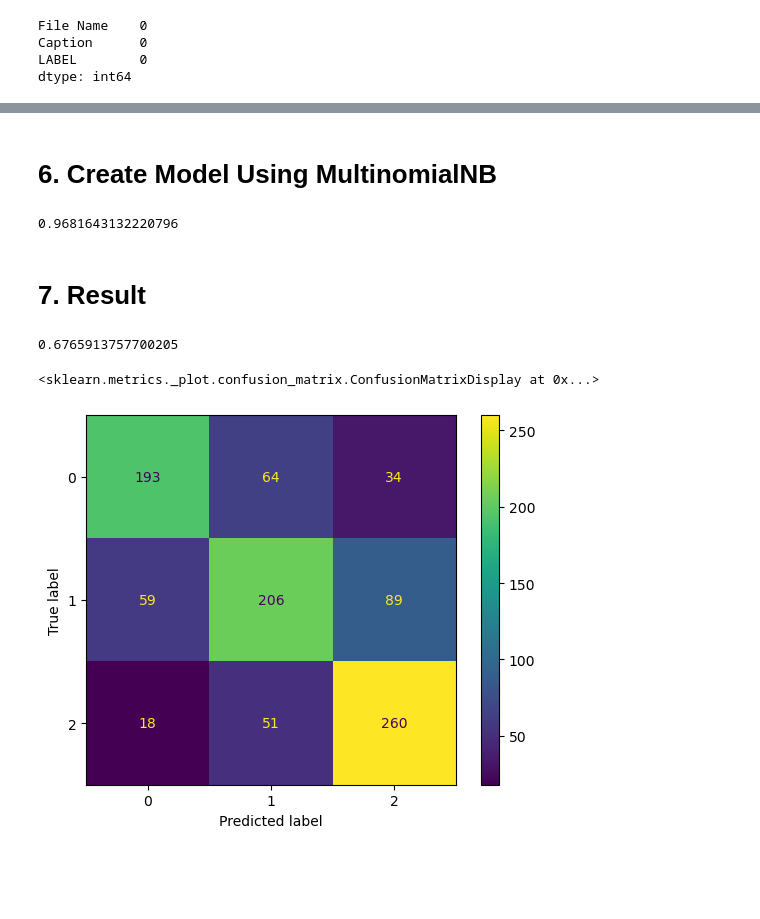
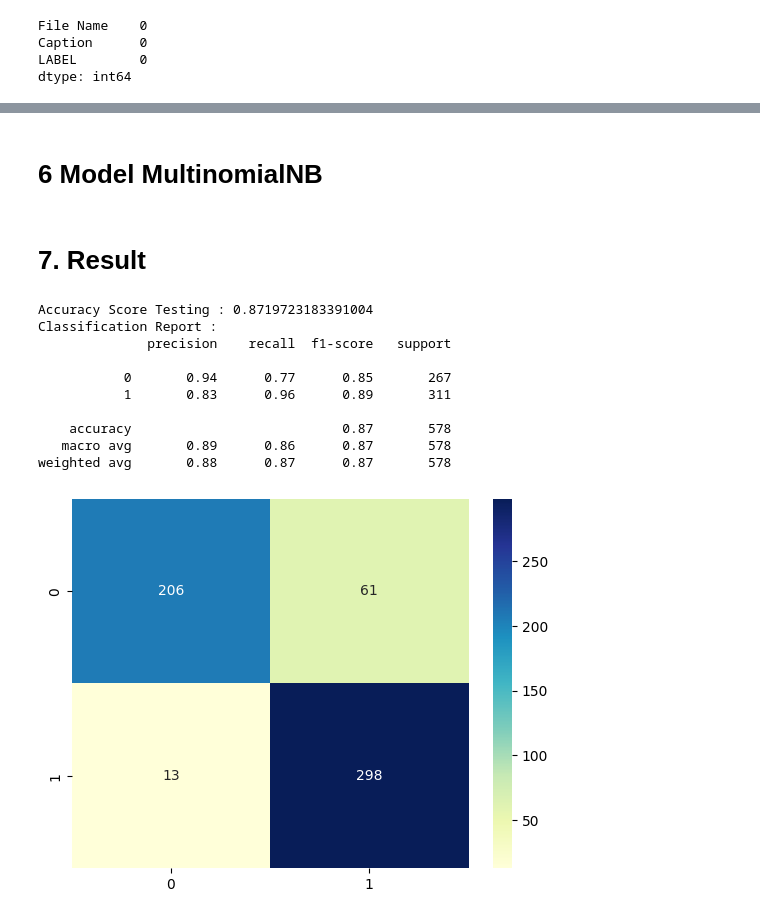
Before and after one commit to PFE2024/satt_ai, a Jupyter notebook: posts_confirm/sentiment-analysis.ipynb, the cells around one changed output, grey strips where cells are left out. Cells and saved outputs as stored; diff of their text form; code cells hidden in the pictures; blank space fills up the shorter version.

Commit message:
train and test sentiment model with MultinomialNB

```diff
--- a/posts_confirm/sentiment-analysis.ipynb
+++ b/posts_confirm/sentiment-analysis.ipynb
@@ -107,0 +190,19 @@ print(data.iloc[1002, 1])
+# %%
+import gensim.downloader as api
+from gensim.models import KeyedVectors
+
+# Download the pre-trained GloVe vectors for Twitter
+glove_model = api.load("glove-twitter-100")
+
+# Convert the GloVe vectors to Word2Vec format
+w2v_model = KeyedVectors(vector_size=glove_model.vector_size)
+w2v_model.index_to_key = glove_model.index_to_key
+w2v_model.vectors = glove_model.vectors
+#w2v_model.index_to_key = glove_model.index_to_key
+
+# Test the trained model
+if 'king' in w2v_model:
+    vector = w2v_model['king'] # Retrieve the word vector for "king"
+    similar_words = w2v_model.most_similar('king') # Retrieve the most similar words
+else:
+    print(vector)
@@ -110,32 +229,39 @@ print(data.iloc[1002, 1])
 # %%
-X = data['cleanedTweet']
+X = data['tweet_clean']
 y = data['LABEL']
-
-X_train, X_test, y_train, y_test = train_test_split(X,y,test_size = 0.2,shuffle=True,stratify=y)
+X_train, X_test, y_train, y_test = train_test_split(vector,y,test_size = 0.2)
 # %% [markdown]
-# **6. Create Model Using MultinomialNB**
+# 6 Model MultinomialNB
-# %%
-vectorizer = CountVectorizer()
-X_train = vectorizer.fit_transform(X_train)
-X_test = vectorizer.transform(X_test)
 # %%
 model = MultinomialNB()
 model.fit(X_train,y_train)
 model.score(X_train,y_train)
+y_pred = model.predict(X_test)
-# %% [output]
-0.9681643132220796
 # %% [markdown]
-# **7. Result**
+# 7. Result
 # %%
-y_pred = model.predict(X_test)
-accuracy = accuracy_score(y_test,y_pred)
-print(accuracy)
+from sklearn import metrics
+from sklearn.metrics import classification_report,accuracy_score
+import seaborn as sns
+import matplotlib.pyplot as plt
+from sklearn.metrics import classification_report
+#print("Accuracy Score Testing :")
+print("Accuracy Score Testing :" ,accuracy_score(y_test, y_pred))
+print("Classification Report : ")
+print(classification_report(y_test,y_pred))
+cm = metrics.confusion_matrix(y_test, y_pred)
+cm_matrixNB = pd.DataFrame(data=cm, )
+sns.heatmap(cm_matrixNB, annot=True, fmt='d', cmap='YlGnBu')
+plt.show()
 # %% [output]
-0.6765913757700205
+Accuracy Score Testing : 0.8719723183391004
+Classification Report :
+              precision    recall  f1-score   support
+
+           0       0.94      0.77      0.85       267
+           1       0.83      0.96      0.89       311
+
+    accuracy                           0.87       578
+   macro avg       0.89      0.86      0.87       578
+weighted avg       0.88      0.87      0.87       578
+[figure, added]
-# %%
-cf = confusion_matrix(y_test, y_pred)
-plotcf = ConfusionMatrixDisplay(cf)
-plotcf.plot()
-# %% [output]
-<sklearn.metrics._plot.confusion_matrix.ConfusionMatrixDisplay at 0x...>
-[figure, removed]
```
Also changed, not shown: parts of 27 cells of this notebook, 2 other files.
